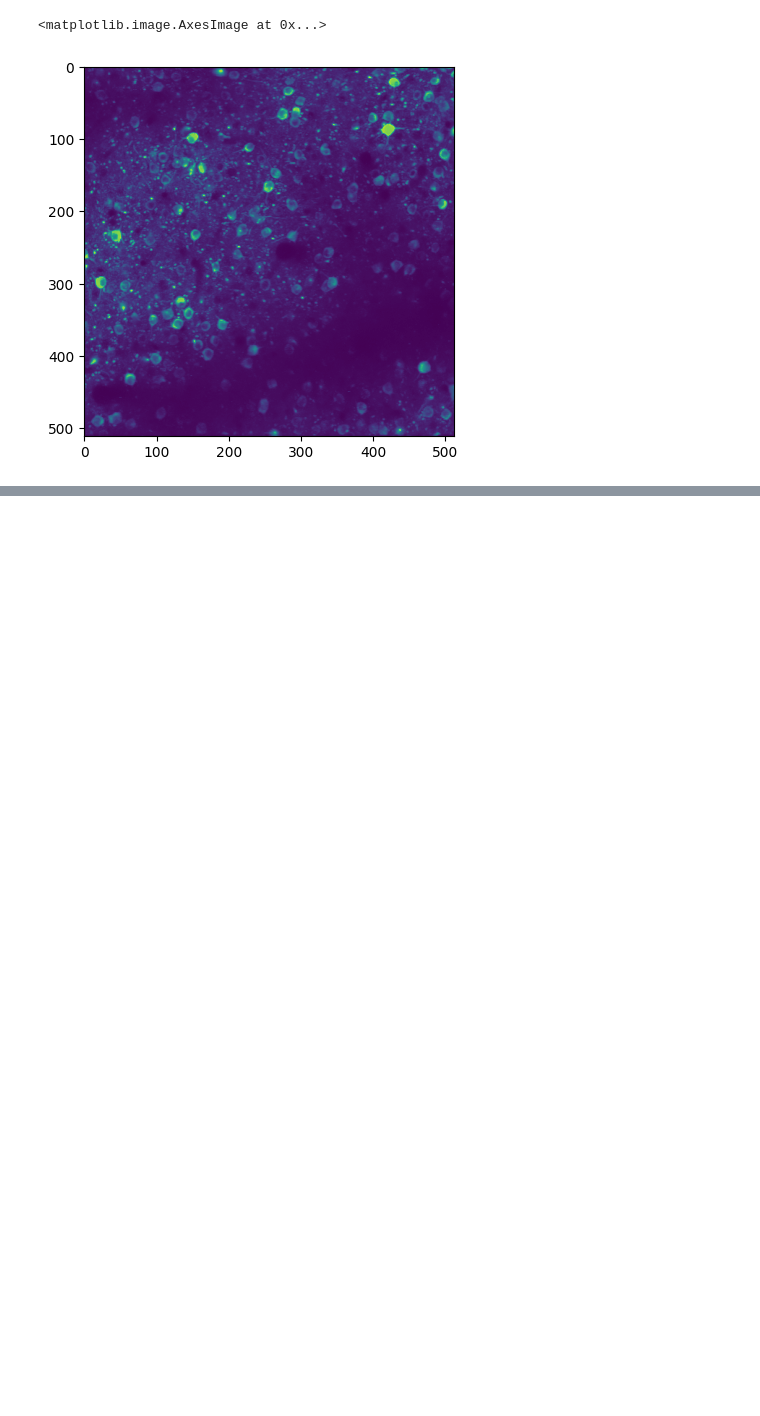
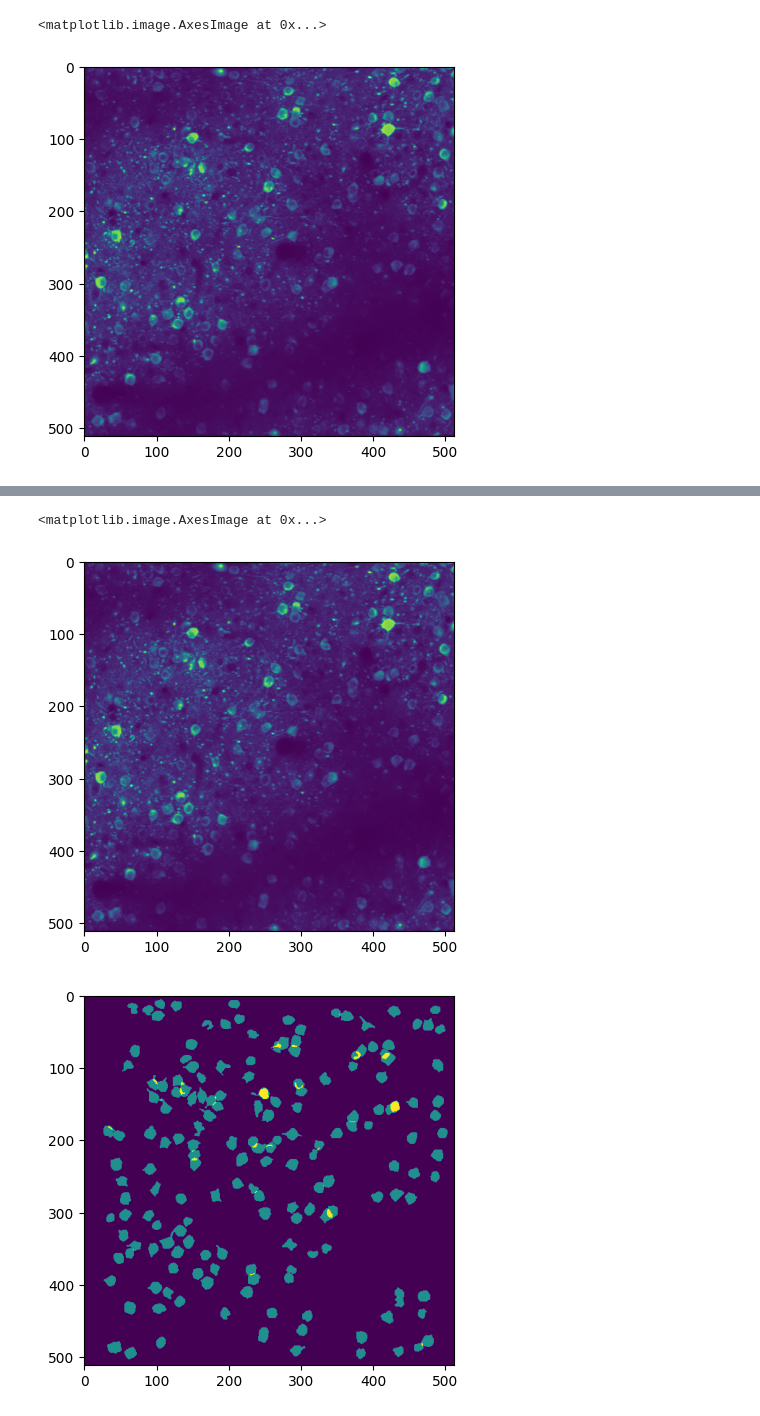
Before and after one commit to arunneru/AllenInst_Neuro, a Jupyter notebook: followingTuts_2Photon.ipynb, the cells around one changed output, grey strips where cells are left out. Saved outputs shown, nothing was run; the diff lists cells and outputs as text; code cells hidden in the pictures; blank space fills up the shorter version.

```diff
--- a/followingTuts_2Photon.ipynb
+++ b/followingTuts_2Photon.ipynb
@@ -129,0 +139,9 @@ plt.imshow(max_projection)
+# %%
+plt.figure()
+plt.imshow(rois.sum(axis=0)+max_projection)
+plt.figure()
+plt.imshow(rois.sum(axis=0))
+# %% [output]
+<matplotlib.image.AxesImage at 0x...>
+[figure, added]
+[figure, added]
```
Also changed, not shown: parts of 4 cells of this notebook.
